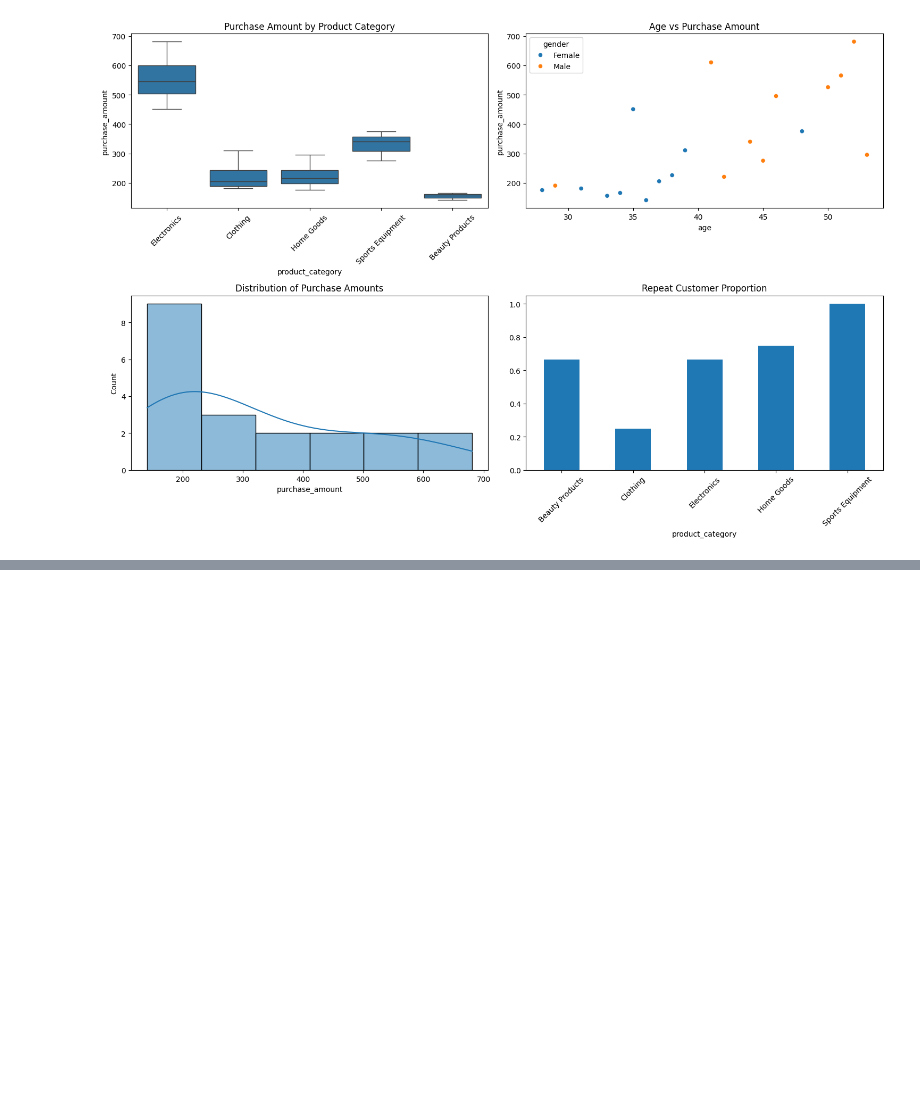
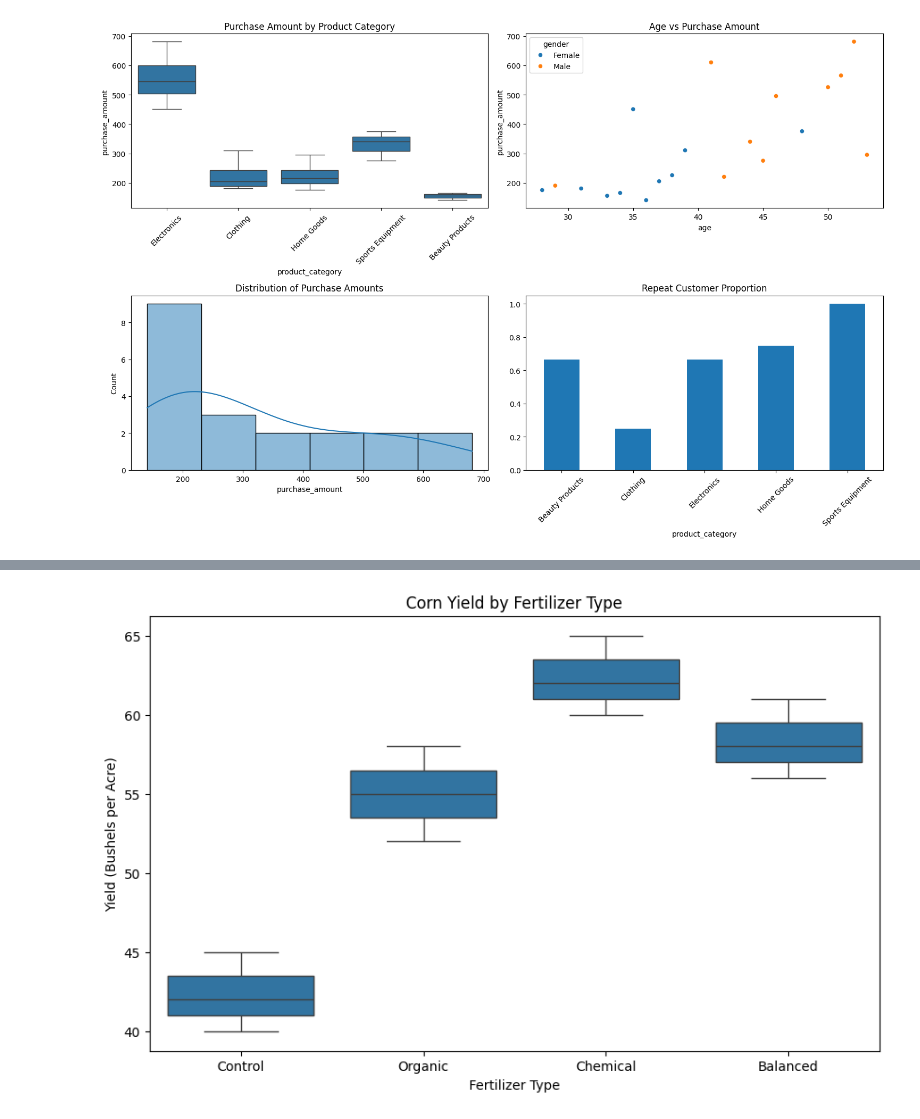
Before and after one commit to Clonlyfan/Statistics-and-more, a Jupyter notebook: Statistical_Analysis.ipynb, the cells around one changed output, grey strips where cells are left out. Saved outputs shown, nothing was run; the diff lists cells and outputs as text; code cells hidden in the pictures; blank space fills up the shorter version.

```diff
--- a/Statistical_Analysis.ipynb
+++ b/Statistical_Analysis.ipynb
@@ -153,0 +148,76 @@ df.head(2)
+# %%
+import numpy as np
+import pandas as pd
+import scipy.stats as stats
+import matplotlib.pyplot as plt
+import seaborn as sns
+
+# Set random seed for reproducibility
+np.random.seed(42)
+
+# Create DataFrame with fertilizer yield data
+data = {
+    'Fertilizer': ['Control', 'Control', 'Control',
+                   'Organic', 'Organic', 'Organic',
+                   'Chemical', 'Chemical', 'Chemical',
+                   'Balanced', 'Balanced', 'Balanced'],
+    'Yield': [
+        # Control group (base yield)
+        42, 45, 40,
+        # Organic Compost (slight increase)
+        55, 58, 52,
+        # Chemical Nitrogen (highest yield)
+        62, 65, 60,
+        # Balanced Mineral (moderate increase)
+        58, 61, 56
+    ]
+}
+
+df = pd.DataFrame(data)
+
+# Descriptive Statistics
+print("Descriptive Statistics:")
+print(df.groupby('Fertilizer')['Yield'].describe())
+
+# Perform One-Way ANOVA
+fertilizer_groups = [group['Yield'].values for name, group in df.groupby('Fertilizer')]
+f_statistic, p_value = stats.f_oneway(*fertilizer_groups)
+
+print("\nANOVA Results:")
+print(f"F-statistic: {f_statistic}")
+print(f"p-value: {p_value}")
+
+# Visualizations
+plt.figure(figsize=(10, 6))
+sns.boxplot(x='Fertilizer', y='Yield', data=df)
+plt.title('Corn Yield by Fertilizer Type')
+plt.xlabel('Fertilizer Type')
+plt.ylabel('Yield (Bushels per Acre)')
+plt.show()
+
+# Post-hoc Tukey HSD Test for pairwise comparisons
+from statsmodels.stats.multicomp import pairwise_tukeyhsd
+tukey_results = pairwise_tukeyhsd(df['Yield'], df['Fertilizer'])
+print("\nTukey HSD Pairwise Comparisons:")
+print(tukey_results)
+
+# Effect size calculation (Eta-squared)
+def calculate_eta_squared(df, group_col, value_col):
+    groups = df[group_col].unique()
+    grand_mean = df[value_col].mean()
+
+    # Between-group variability
+    between_group_var = sum(len(df[df[group_col] == group]) *
+                             (df[df[group_col] == group][value_col].mean() - grand_mean)**2
+                             for group in groups)
+
+    # Total variability
+    total_var = sum((df[value_col] - grand_mean)**2)
+
+    # Eta-squared
+    eta_squared = between_group_var / total_var
+    return eta_squared
+
+eta_sq = calculate_eta_squared(df, 'Fertilizer', 'Yield')
+print(f"\nEffect Size (Eta-squared): {eta_sq}")
+# %% [output]
@@ -153,0 +235 @@ df.head(2)
+[figure, added]
```
Also changed, not shown: parts of 3 cells of this notebook.
